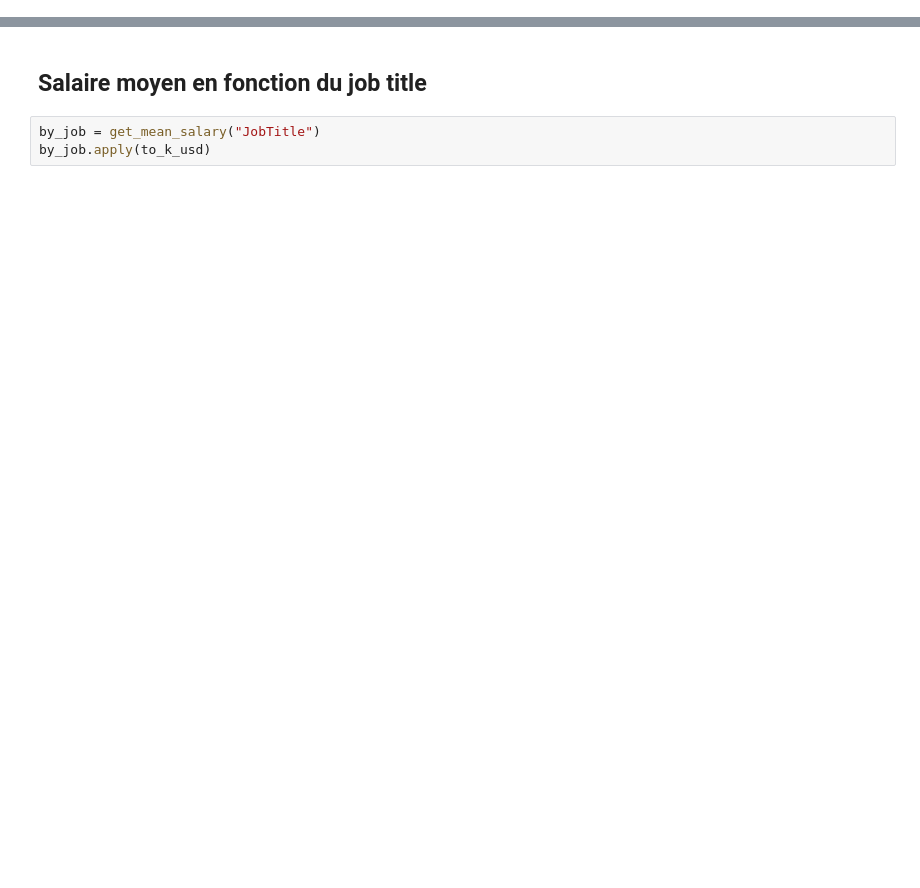
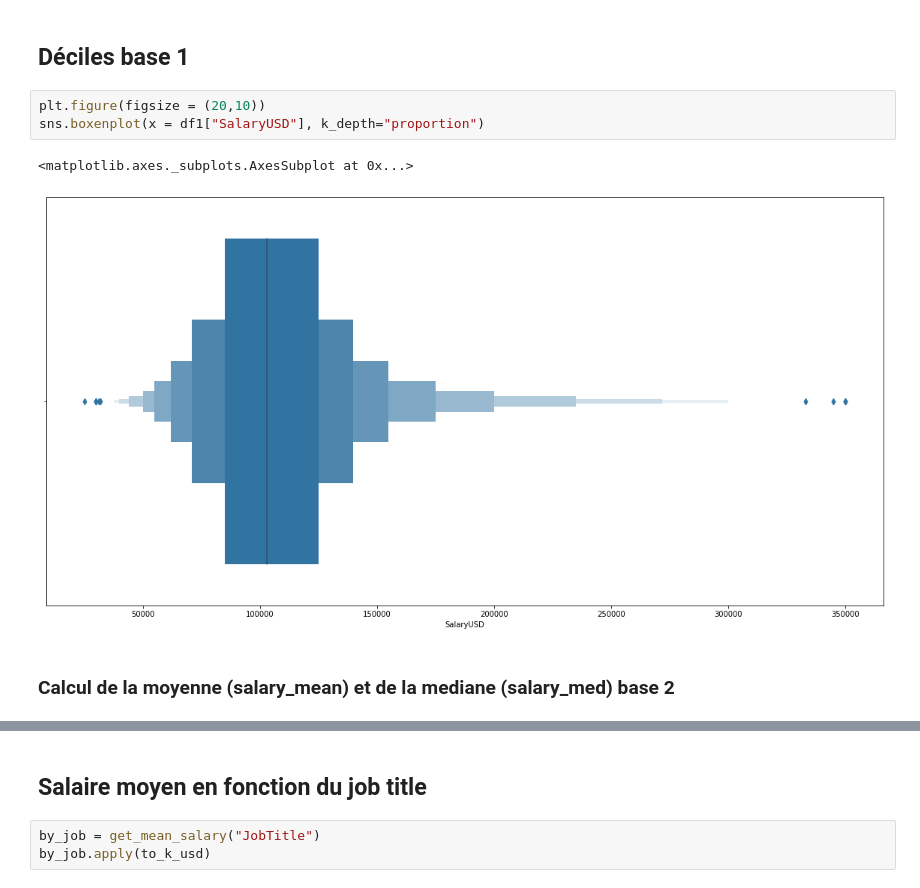
Before and after one commit to Gio-Mgm/american-dream, a Jupyter notebook: notebook/Career_visualization.ipynb, the cells around one changed output, grey strips where cells are left out. Cells and saved outputs as stored; diff of their text form; blank space fills up the shorter version.

```diff
--- a/notebook/Career_visualization.ipynb
+++ b/notebook/Career_visualization.ipynb
@@ -25,0 +51,10 @@ df1.head()
+# %% [markdown]
+## Déciles base 1
+# %%
+plt.figure(figsize = (20,10))
+sns.boxenplot(x = df1["SalaryUSD"], k_depth="proportion")
+# %% [output]
+<matplotlib.axes._subplots.AxesSubplot at 0x...>
+[figure, added]
+# %% [markdown]
+### Calcul de la moyenne (salary_mean) et de la mediane (salary_med) base 2
```
Also changed, not shown: parts of 26 cells of this notebook, 5 other files.
